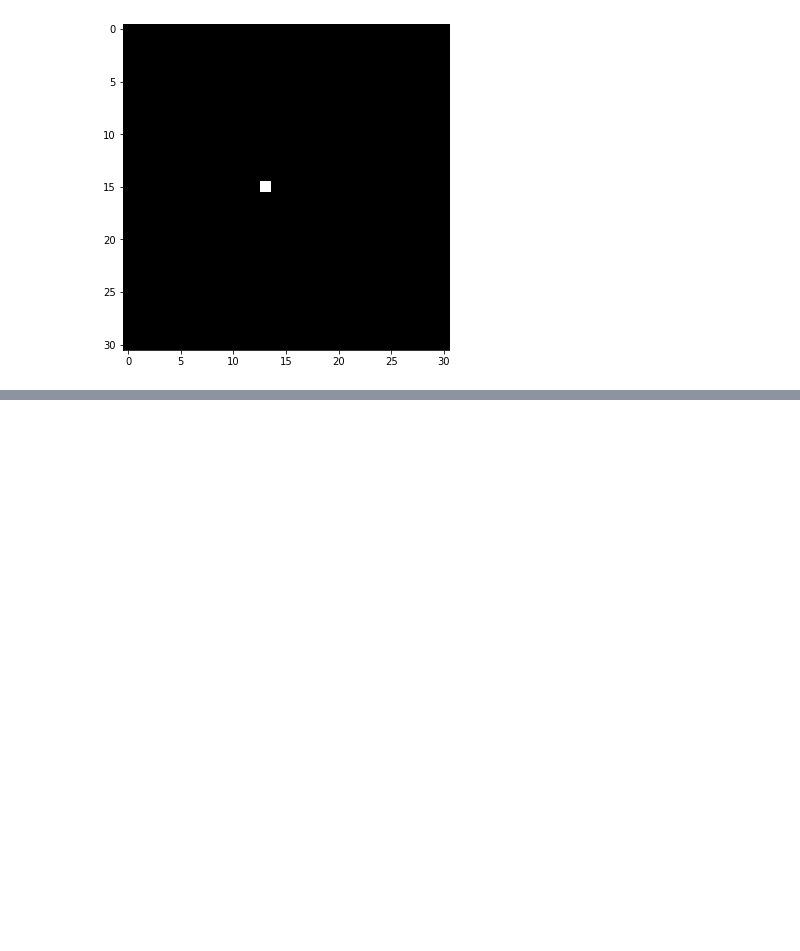
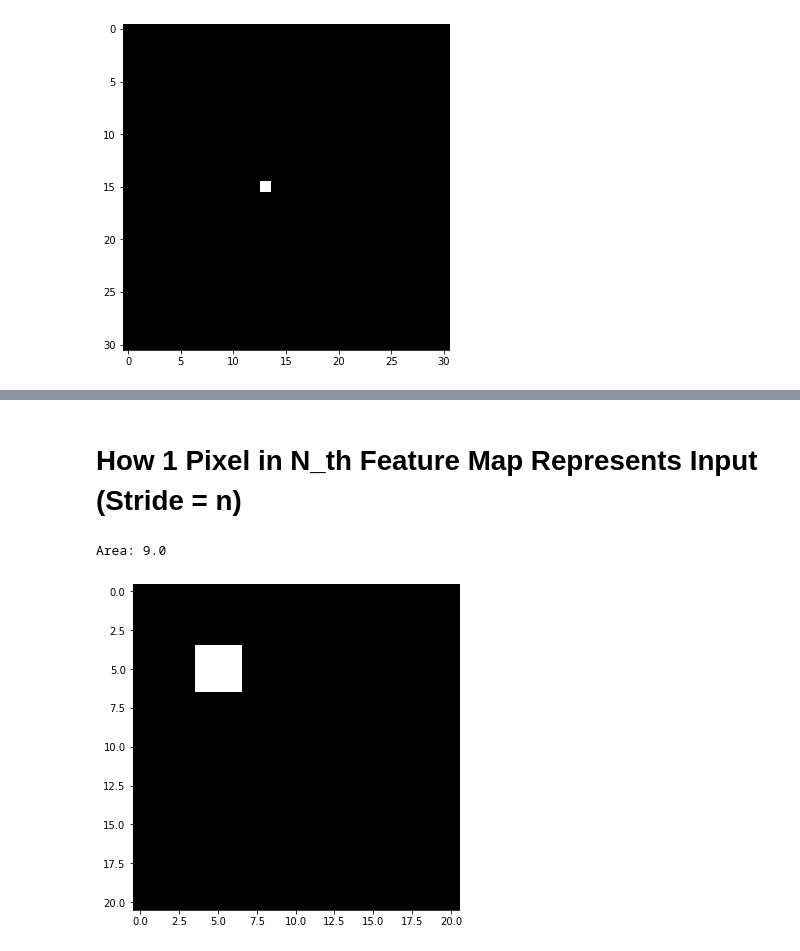
Before and after one commit to tranleanh/cnn-analysis, a Jupyter notebook: feature_pixel_to_input.ipynb, the cells around one changed output, grey strips where cells are left out. Saved outputs shown, nothing was run; the diff lists cells and outputs as text; code cells hidden in the pictures; blank space fills up the shorter version.

```diff
--- a/feature_pixel_to_input.ipynb
+++ b/feature_pixel_to_input.ipynb
@@ -147,0 +149,2 @@ Area in Layer 0: 121.0
+# %% [markdown]
+# How 1 Pixel in N_th Feature Map Represents Input (Stride = n)
@@ -147,0 +164,19 @@ Area in Layer 0: 121.0
+# %%
+black_img = np.zeros((21, 21))
+
+starting = [4, 4]
+filter_size = 3
+
+dummy = black_img.copy()
+
+for i in range(filter_size):
+    for j in range(filter_size):
+        dummy[starting[0]+i, starting[1]+j] = 1
+
+print("Area:", np.sum(dummy))
+plt.figure(figsize = (10, 6))
+plt.imshow(dummy, cmap="gray")
+plt.show()
+# %% [output]
+Area: 9.0
+[figure, added]
```
Also changed, not shown: parts of 13 cells of this notebook.
